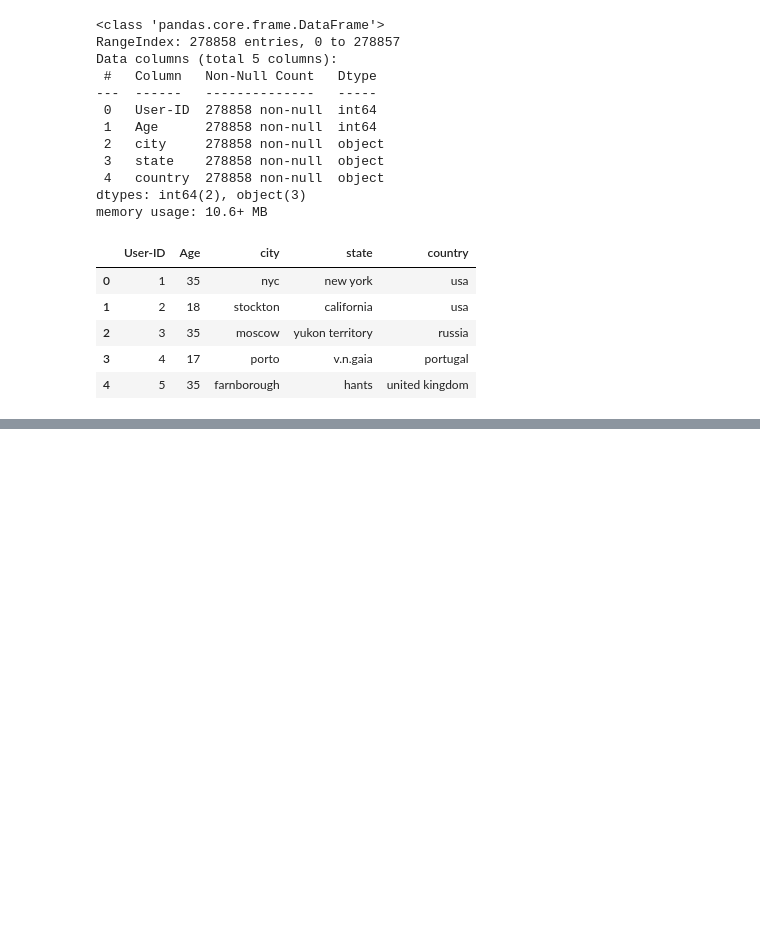
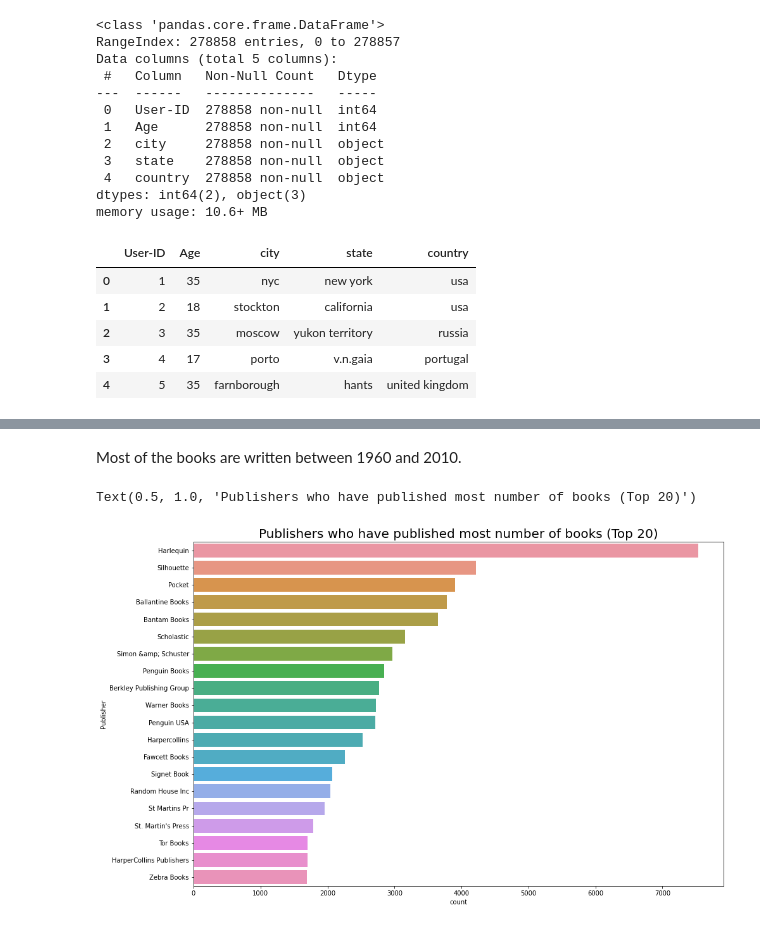
Before and after one commit to Subhajit53/Book-Recommendation-System, a Jupyter notebook: Book_Recommendation_System_Colab_Notebook.ipynb, the cells around one changed output, grey strips where cells are left out. Drawn from its saved outputs; the diff is of its cells as text; code cells hidden in the pictures; blank space fills up the shorter version.

```diff
--- a/Book_Recommendation_System_Colab_Notebook.ipynb
+++ b/Book_Recommendation_System_Colab_Notebook.ipynb
@@ -348,0 +456,10 @@ users.head()
+# %% [markdown]
+Most of the books are written between 1960 and 2010.
+# %%
+# Visualizing publishers with most number of published books (top 20)
+plt.figure(figsize=(15,10))
+sns.countplot(y="Publisher", data=books,order=books['Publisher'].value_counts().index[0:20])
+plt.title('Publishers who have published most number of books (Top 20)', fontsize = 20)
+# %% [output]
+Text(0.5, 1.0, 'Publishers who have published most number of books (Top 20)')
+[figure, added]
```
Also changed, not shown: parts of 26 cells of this notebook.
